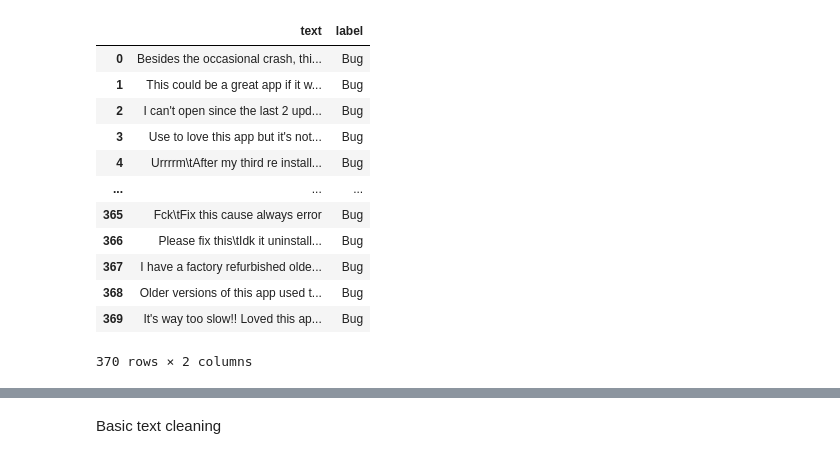
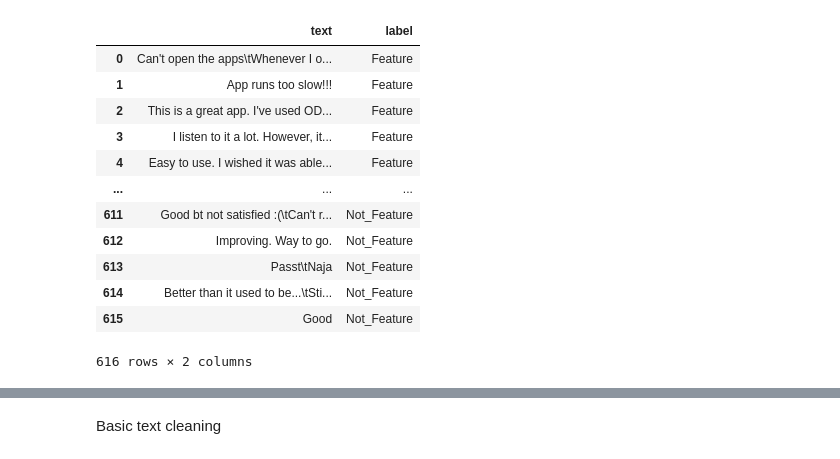
Before and after one commit to jordantab/user-review-classification, a Jupyter notebook: user_review_classification_a3.ipynb, the cells around one changed output, grey strips where cells are left out. Drawn from its saved outputs; the diff is of its cells as text; code cells hidden in the pictures.

```diff
--- a/user_review_classification_a3.ipynb
+++ b/user_review_classification_a3.ipynb
@@ -65,22 +49,22 @@ df_bug
+# %%
+df_feature
+# %% [output]
+|  | text | label |
+| 0 | Can't open the apps\tWhenever I o... | Feature |
+| 1 | App runs too slow!!! | Feature |
+| 2 | This is a great app. I've used OD... | Feature |
+| 3 | I listen to it a lot. However, it... | Feature |
+| 4 | Easy to use. I wished it was able... | Feature |
+| ... | ... | ... |
+| 611 | Good bt not satisfied :(\tCan't r... | Not_Feature |
+| 612 | Improving. Way to go. | Not_Feature |
+| 613 | Passt\tNaja | Not_Feature |
+| 614 | Better than it used to be...\tSti... | Not_Feature |
+| 615 | Good | Not_Feature |
+616 rows × 2 columns
 # %%
 # remove non-labels
 df_bug = df_bug[df_bug['label'] == 'Bug']
 df_rating = df_rating[df_rating['label'] == 'Rating']
 df_feature = df_feature[df_feature['label'] == 'Feature']
 df_experience = df_experience[df_experience['label'] == 'UserExperience']
-# %%
-df_bug
-# %% [output]
-|  | text | label |
-| 0 | Besides the occasional crash, thi... | Bug |
-| 1 | This could be a great app if it w... | Bug |
-| 2 | I can't open since the last 2 upd... | Bug |
-| 3 | Use to love this app but it's not... | Bug |
-| 4 | Urrrrm\tAfter my third re install... | Bug |
-| ... | ... | ... |
-| 365 | Fck\tFix this cause always error | Bug |
-| 366 | Please fix this\tIdk it uninstall... | Bug |
-| 367 | I have a factory refurbished olde... | Bug |
-| 368 | Older versions of this app used t... | Bug |
-| 369 | It's way too slow!! Loved this ap... | Bug |
-370 rows × 2 columns
```
Also changed, not shown: parts of 26 cells of this notebook.
